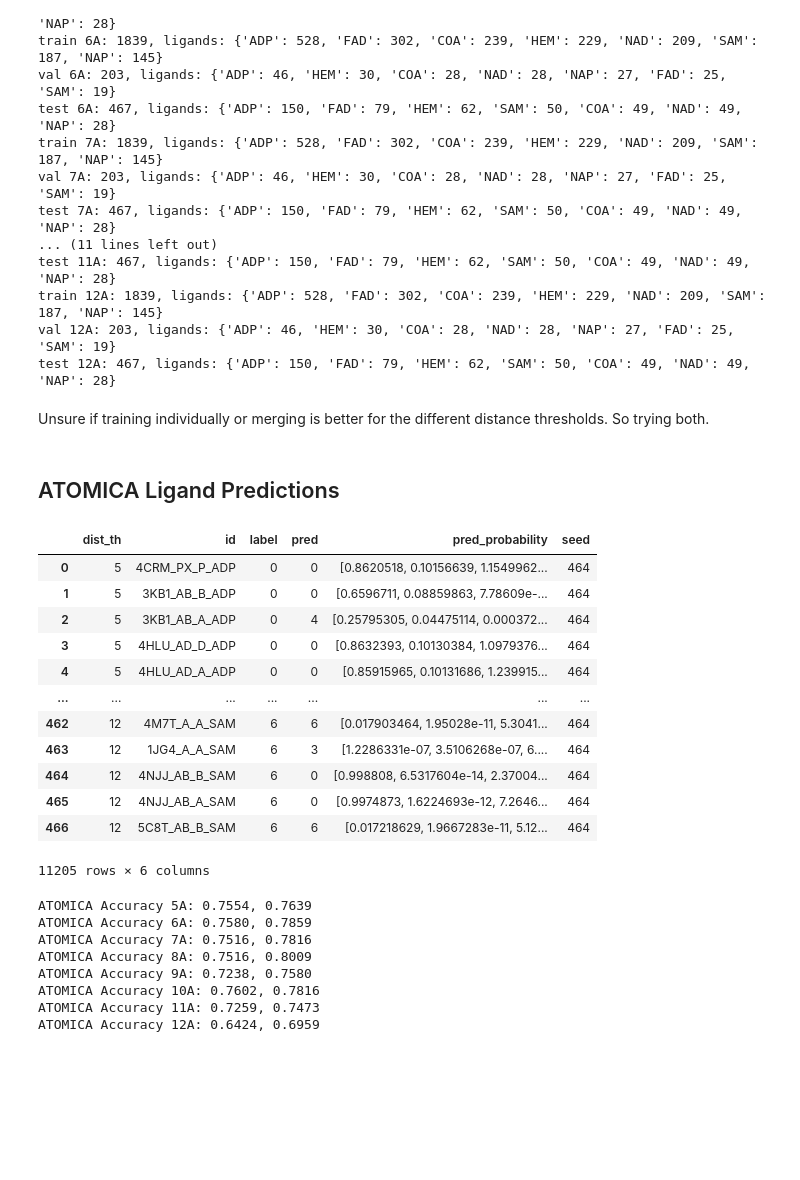
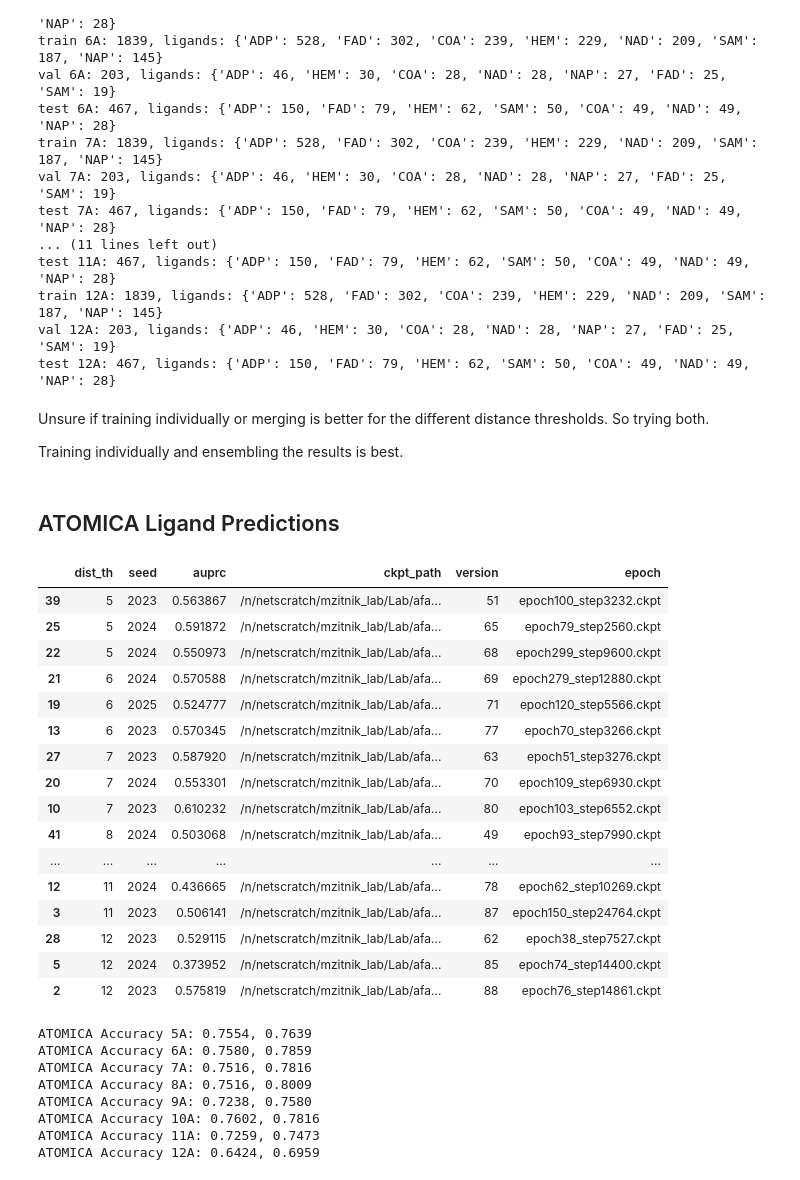
Before and after one commit to mims-harvard/ATOMICA, a Jupyter notebook: case_studies/masif_ligand_benchmark/analyse_dataset.ipynb, the cells around one changed output. Drawn from its saved outputs; the diff is of its cells as text; code cells hidden in the pictures; blank space fills up the shorter version.

```diff
--- a/case_studies/masif_ligand_benchmark/analyse_dataset.ipynb
+++ b/case_studies/masif_ligand_benchmark/analyse_dataset.ipynb
@@ -217,6 +214,8 @@ val 12A: 203, ligands: {'ADP': 46, 'HEM': 30, 'COA': 28, 'NAD': 28, 'NAP': 27, '
 test 12A: 467, ligands: {'ADP': 150, 'FAD': 79, 'HEM': 62, 'SAM': 50, 'COA': 49, 'NAD': 49, 'NAP': 28}
 # %% [markdown]
 Unsure if training individually or merging is better for the different distance thresholds. So trying both.
+
+Training individually and ensembling the results is best.
 # %%
 for split in ['train', 'val', 'test']:
     split_dfs = []
@@ -227,6 +226,48 @@ for split in ['train', 'val', 'test']:
     split_df.to_parquet(ATOMICA_DATA_DIR + f"masif_ligand_pdbs_8-12A_pocket_only_{split}.parquet")
 # %% [markdown]
 ## ATOMICA Ligand Predictions
+# %%
+# find the best checkpoints
+from collections import defaultdict
+checkpoints_list = []
+for version in range(90, 0, -1):
+    ckpt_dir = f"/n/netscratch/mzitnik_lab/Lab/afang/ATOMICA/baselines/masif_benchmark/models/version_{version}"
+    if len(os.listdir(os.path.join(ckpt_dir, "checkpoint"))) == 0:
+        continue
+    with open(os.path.join(ckpt_dir, "args.json"), "r") as f:
+        args = json.load(f)
+    dist_th = os.path.basename(args['train_set']).replace("masif_ligand_pdbs_", "").replace("A_pocket_only_train.parquet", "")
+    with open(os.path.join(ckpt_dir, "checkpoint", "topk_map.txt"), "r") as f:
+        best_ckpt = f.readlines()[0].strip()
+    auprc, ckpt_path = best_ckpt.split(": ")
+    if float(auprc) < 1.0:
+        # some of the older models I used val loss, instead of auprc. So ignore them.
+        version = os.path.dirname(os.path.dirname(ckpt_path)).split("_")[-1]
+        epoch = os.path.basename(ckpt_path)
+        checkpoints_list.append([int(dist_th), args['seed'], float(auprc), ckpt_path.replace(".ckpt", ".pt"), int(version), epoch])
+checkpoints_df = pd.DataFrame(checkpoints_list, columns=["dist_th", "seed", "auprc", "ckpt_path", "version", "epoch"])
+checkpoints_df = checkpoints_df.sort_values(by=['auprc'], ascending=False)
+checkpoints_df = checkpoints_df.groupby(['dist_th'], as_index=False).head(3)
+checkpoints_df = checkpoints_df.sort_values(by=['dist_th', 'version'])
+checkpoints_df
+# %% [output]
+|  | dist_th | seed | auprc | ckpt_path | version | epoch |
+| 39 | 5 | 2023 | 0.563867 | /n/netscratch/mzitnik_lab/Lab/afa... | 51 | epoch100_step3232.ckpt |
+| 25 | 5 | 2024 | 0.591872 | /n/netscratch/mzitnik_lab/Lab/afa... | 65 | epoch79_step2560.ckpt |
+| 22 | 5 | 2024 | 0.550973 | /n/netscratch/mzitnik_lab/Lab/afa... | 68 | epoch299_step9600.ckpt |
+| 21 | 6 | 2024 | 0.570588 | /n/netscratch/mzitnik_lab/Lab/afa... | 69 | epoch279_step12880.ckpt |
+| 19 | 6 | 2025 | 0.524777 | /n/netscratch/mzitnik_lab/Lab/afa... | 71 | epoch120_step5566.ckpt |
+| 13 | 6 | 2023 | 0.570345 | /n/netscratch/mzitnik_lab/Lab/afa... | 77 | epoch70_step3266.ckpt |
+| 27 | 7 | 2023 | 0.587920 | /n/netscratch/mzitnik_lab/Lab/afa... | 63 | epoch51_step3276.ckpt |
+| 20 | 7 | 2024 | 0.553301 | /n/netscratch/mzitnik_lab/Lab/afa... | 70 | epoch109_step6930.ckpt |
+| 10 | 7 | 2023 | 0.610232 | /n/netscratch/mzitnik_lab/Lab/afa... | 80 | epoch103_step6552.ckpt |
+| 41 | 8 | 2024 | 0.503068 | /n/netscratch/mzitnik_lab/Lab/afa... | 49 | epoch93_step7990.ckpt |
+| ... | ... | ... | ... | ... | ... | ... |
+| 12 | 11 | 2024 | 0.436665 | /n/netscratch/mzitnik_lab/Lab/afa... | 78 | epoch62_step10269.ckpt |
+| 3 | 11 | 2023 | 0.506141 | /n/netscratch/mzitnik_lab/Lab/afa... | 87 | epoch150_step24764.ckpt |
+| 28 | 12 | 2023 | 0.529115 | /n/netscratch/mzitnik_lab/Lab/afa... | 62 | epoch38_step7527.ckpt |
+| 5 | 12 | 2024 | 0.373952 | /n/netscratch/mzitnik_lab/Lab/afa... | 85 | epoch74_step14400.ckpt |
+| 2 | 12 | 2023 | 0.575819 | /n/netscratch/mzitnik_lab/Lab/afa... | 88 | epoch76_step14861.ckpt |
 # %%
 from atomica.models import MultiClassClassifierModel
 from atomica.data.dataset import MultiClassLabelledPDBDataset
@@ -315,17 +358,2 @@ atomica_results_df = pd.concat(atomica_results)
 # %%
-atomica_results_df.to_parquet("atomica_results_df.parquet")
-atomica_results_df
+atomica_results_df = pd.read_parquet("atomica_results_df.parquet")
-# %% [output]
-|  | dist_th | id | label | pred | pred_probability | seed |
-| 0 | 5 | 4CRM_PX_P_ADP | 0 | 0 | [0.8620518, 0.10156639, 1.1549962... | 464 |
-| 1 | 5 | 3KB1_AB_B_ADP | 0 | 0 | [0.6596711, 0.08859863, 7.78609e-... | 464 |
-| 2 | 5 | 3KB1_AB_A_ADP | 0 | 4 | [0.25795305, 0.04475114, 0.000372... | 464 |
-| 3 | 5 | 4HLU_AD_D_ADP | 0 | 0 | [0.8632393, 0.10130384, 1.0979376... | 464 |
-| 4 | 5 | 4HLU_AD_A_ADP | 0 | 0 | [0.85915965, 0.10131686, 1.239915... | 464 |
-| ... | ... | ... | ... | ... | ... | ... |
-| 462 | 12 | 4M7T_A_A_SAM | 6 | 6 | [0.017903464, 1.95028e-11, 5.3041... | 464 |
-| 463 | 12 | 1JG4_A_A_SAM | 6 | 3 | [1.2286331e-07, 3.5106268e-07, 6.... | 464 |
-| 464 | 12 | 4NJJ_AB_B_SAM | 6 | 0 | [0.998808, 6.5317604e-14, 2.37004... | 464 |
-| 465 | 12 | 4NJJ_AB_A_SAM | 6 | 0 | [0.9974873, 1.6224693e-12, 7.2646... | 464 |
-| 466 | 12 | 5C8T_AB_B_SAM | 6 | 6 | [0.017218629, 1.9667283e-11, 5.12... | 464 |
-11205 rows × 6 columns
```
Also changed, not shown: parts of 7 cells of this notebook, 5 other files.
